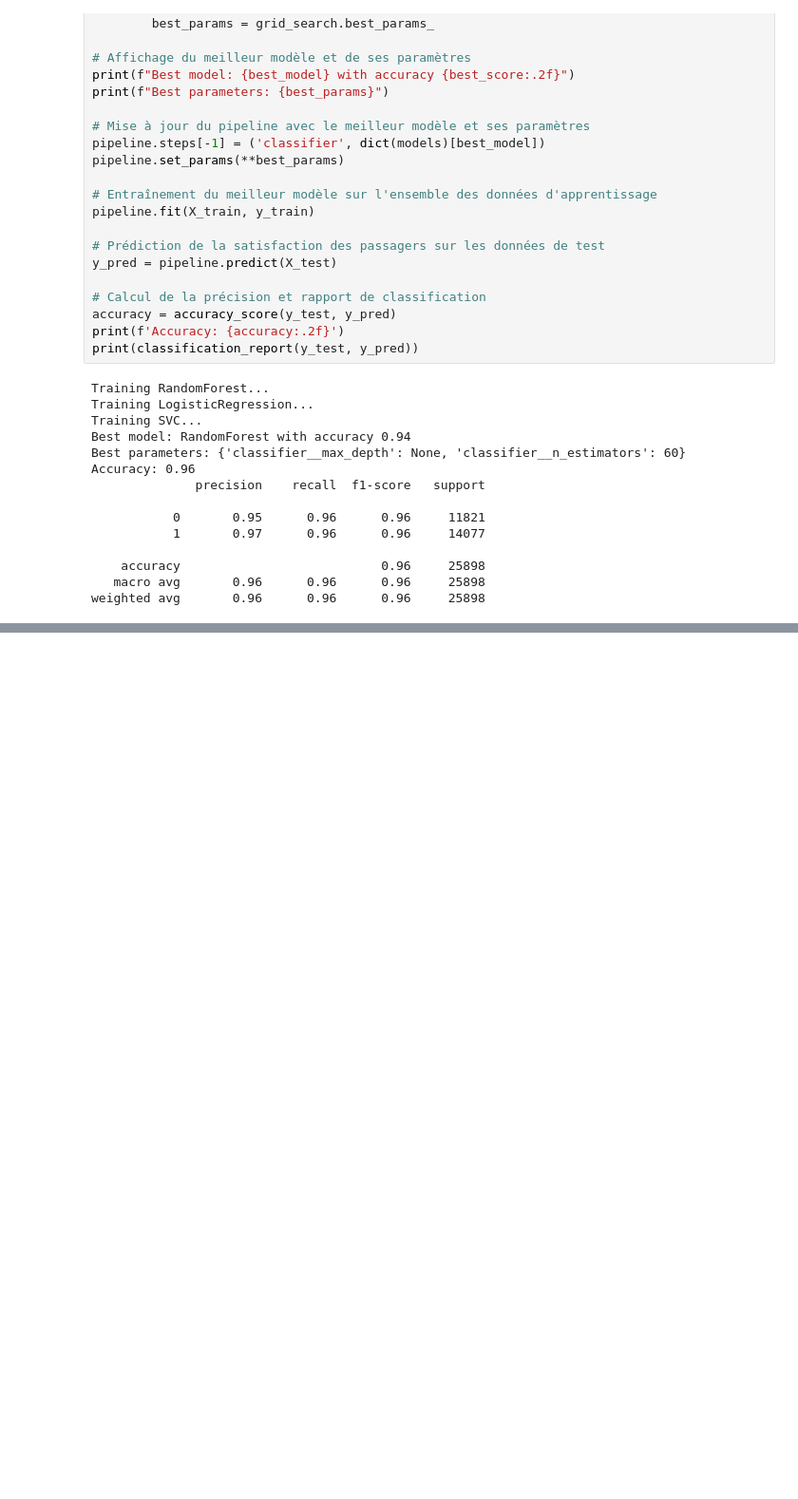
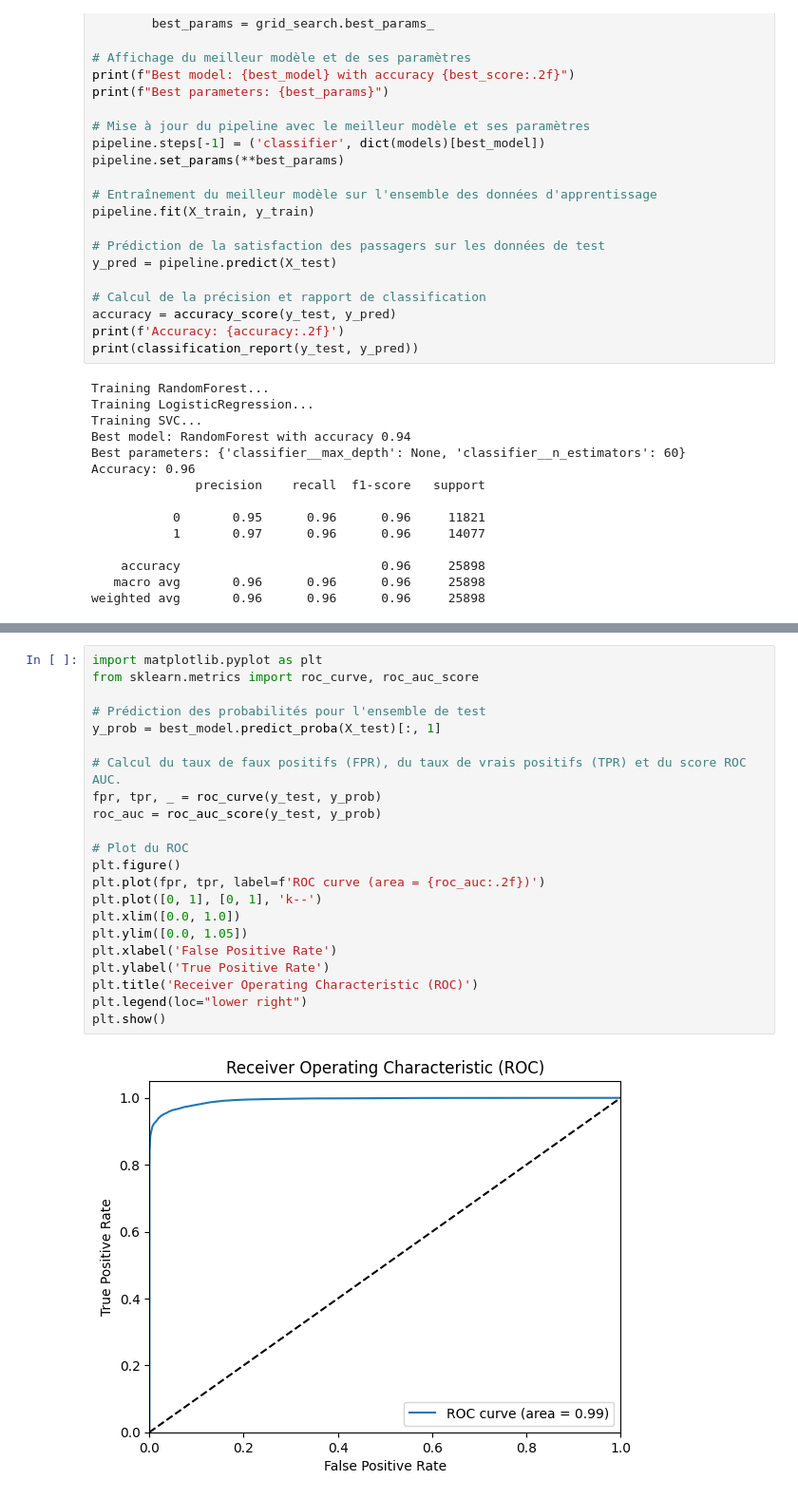
Before and after one commit to Lorenzo1208/Sentiment-Analysis, a Jupyter notebook: sentiment-analysis.ipynb, the cells around one changed output, grey strips where cells are left out. Shown: that part at 95% size. Drawn from its saved outputs; the diff is of its cells as text; blank space fills up the shorter version.

```diff
--- a/sentiment-analysis.ipynb
+++ b/sentiment-analysis.ipynb
@@ -484,0 +590,24 @@ weighted avg       0.96      0.96      0.96     25898
+# %%
+import matplotlib.pyplot as plt
+from sklearn.metrics import roc_curve, roc_auc_score
+
+# Prédiction des probabilités pour l'ensemble de test
+y_prob = best_model.predict_proba(X_test)[:, 1]
+
+# Calcul du taux de faux positifs (FPR), du taux de vrais positifs (TPR) et du score ROC AUC.
+fpr, tpr, _ = roc_curve(y_test, y_prob)
+roc_auc = roc_auc_score(y_test, y_prob)
+
+# Plot du ROC
+plt.figure()
+plt.plot(fpr, tpr, label=f'ROC curve (area = {roc_auc:.2f})')
+plt.plot([0, 1], [0, 1], 'k--')
+plt.xlim([0.0, 1.0])
+plt.ylim([0.0, 1.05])
+plt.xlabel('False Positive Rate')
+plt.ylabel('True Positive Rate')
+plt.title('Receiver Operating Characteristic (ROC)')
+plt.legend(loc="lower right")
+plt.show()
+# %% [output]
+[figure, added]
```
Also changed, not shown: parts of 31 cells of this notebook, 1 other file.
